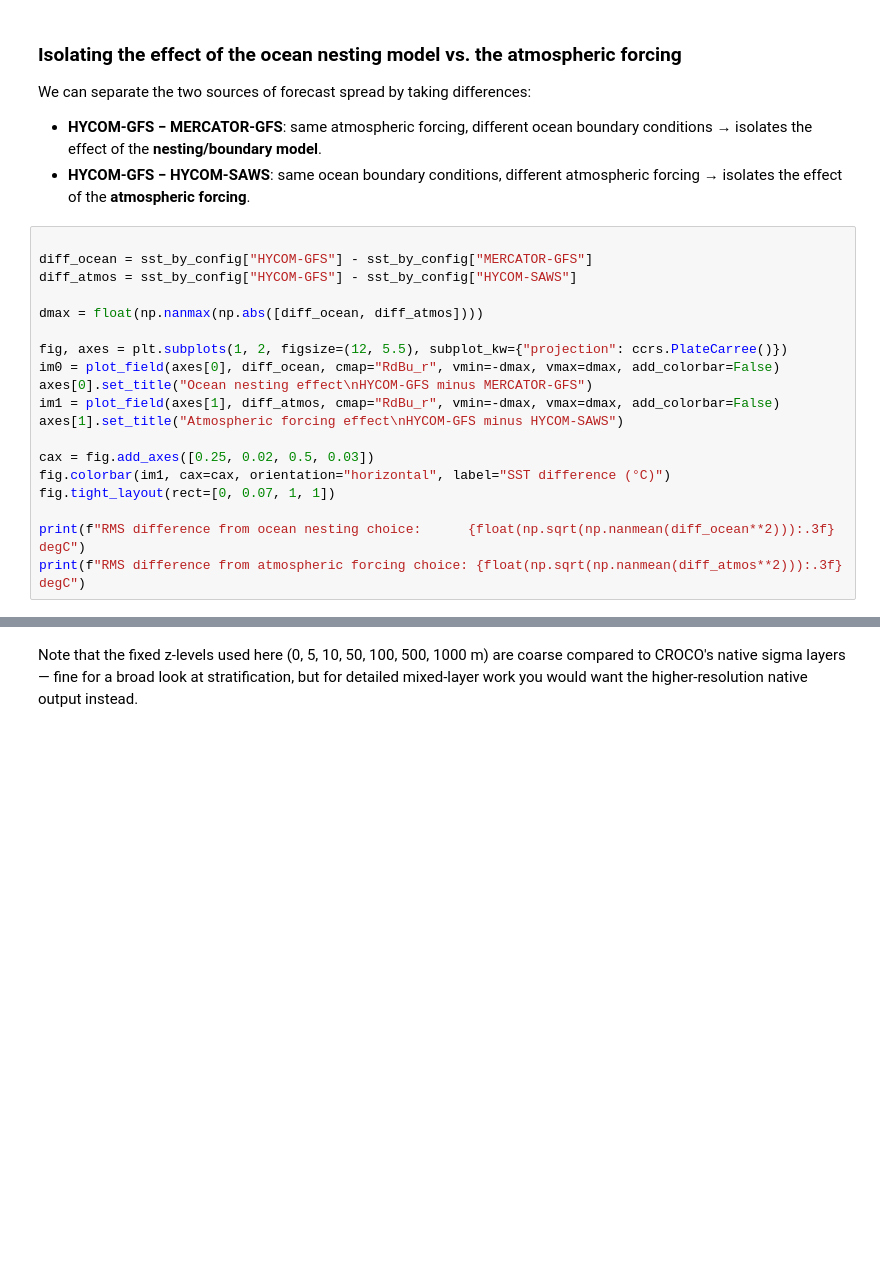
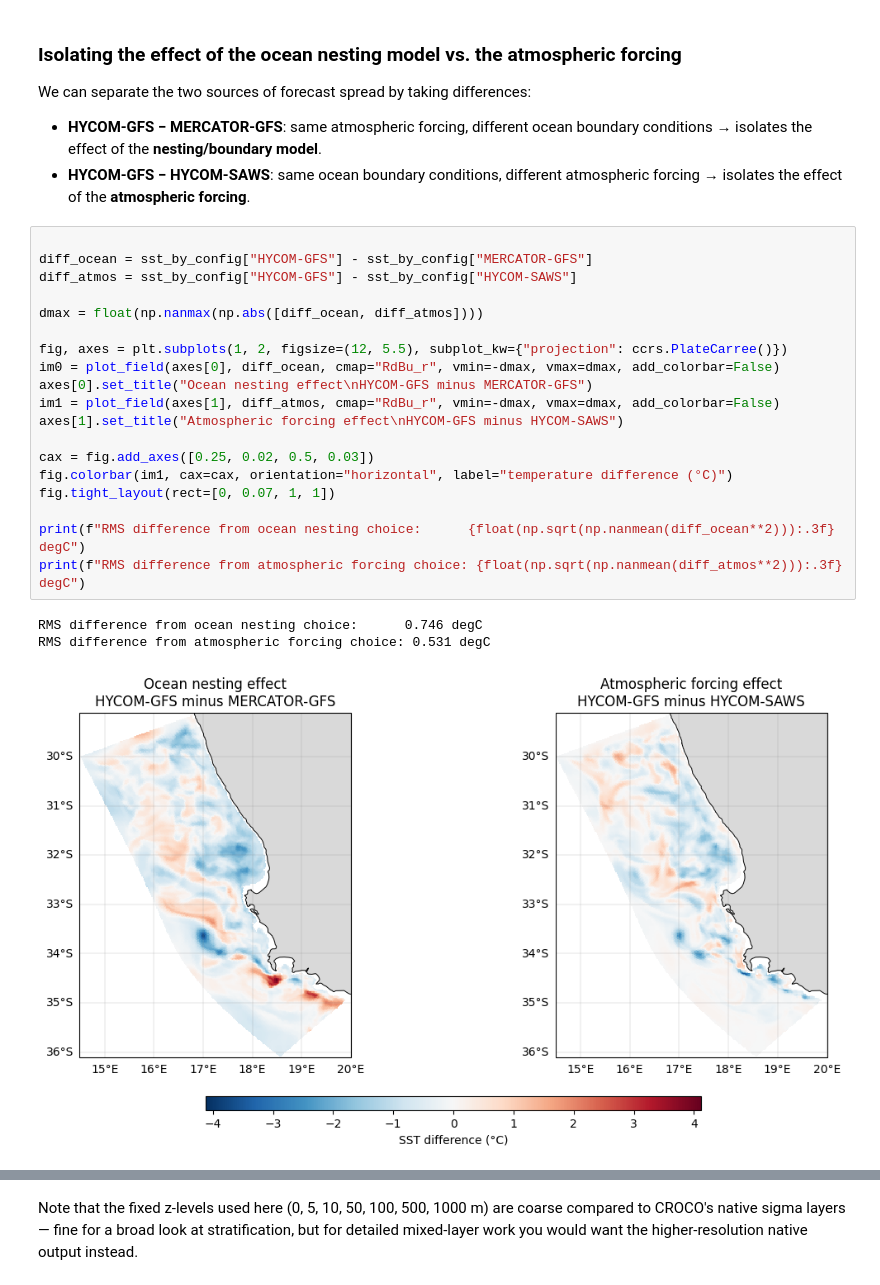
Before and after one commit to lilleannette/Operational-oceanography-tutorials, a Jupyter notebook: 02_SOMISANA_forecast_tutorial.ipynb, the cells around one changed output, grey strips where cells are left out. Saved outputs shown, nothing was run; the diff lists cells and outputs as text; blank space fills up the shorter version.

```diff
--- a/02_SOMISANA_forecast_tutorial.ipynb
+++ b/02_SOMISANA_forecast_tutorial.ipynb
@@ -297,22 +366,26 @@ We can separate the two sources of forecast spread by taking differences:
 # %%
 
 diff_ocean = sst_by_config["HYCOM-GFS"] - sst_by_config["MERCATOR-GFS"]
 diff_atmos = sst_by_config["HYCOM-GFS"] - sst_by_config["HYCOM-SAWS"]
 
 dmax = float(np.nanmax(np.abs([diff_ocean, diff_atmos])))
 
 fig, axes = plt.subplots(1, 2, figsize=(12, 5.5), subplot_kw={"projection": ccrs.PlateCarree()})
 im0 = plot_field(axes[0], diff_ocean, cmap="RdBu_r", vmin=-dmax, vmax=dmax, add_colorbar=False)
 axes[0].set_title("Ocean nesting effect\nHYCOM-GFS minus MERCATOR-GFS")
 im1 = plot_field(axes[1], diff_atmos, cmap="RdBu_r", vmin=-dmax, vmax=dmax, add_colorbar=False)
 axes[1].set_title("Atmospheric forcing effect\nHYCOM-GFS minus HYCOM-SAWS")
 
 cax = fig.add_axes([0.25, 0.02, 0.5, 0.03])
-fig.colorbar(im1, cax=cax, orientation="horizontal", label="SST difference (°C)")
+fig.colorbar(im1, cax=cax, orientation="horizontal", label="temperature difference (°C)")
 fig.tight_layout(rect=[0, 0.07, 1, 1])
 
 print(f"RMS difference from ocean nesting choice:      {float(np.sqrt(np.nanmean(diff_ocean**2))):.3f} degC")
 print(f"RMS difference from atmospheric forcing choice: {float(np.sqrt(np.nanmean(diff_atmos**2))):.3f} degC")
+# %% [output]
+RMS difference from ocean nesting choice:      0.746 degC
+RMS difference from atmospheric forcing choice: 0.531 degC
+[figure, added]
 # %% [markdown]
 On this forecast day, compare the RMS values printed above and the
 spatial pattern of each difference map — is the SST forecast here more
```
Also changed, not shown: parts of 33 cells of this notebook.
